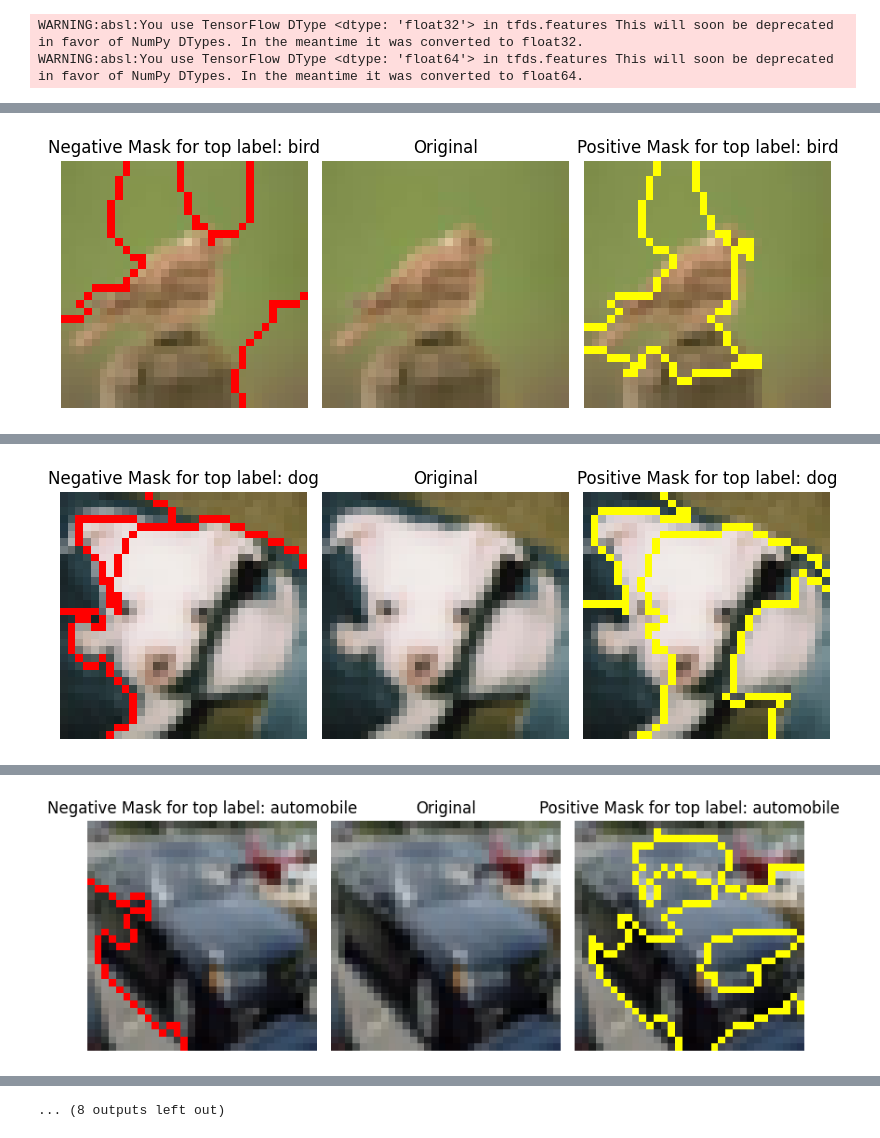
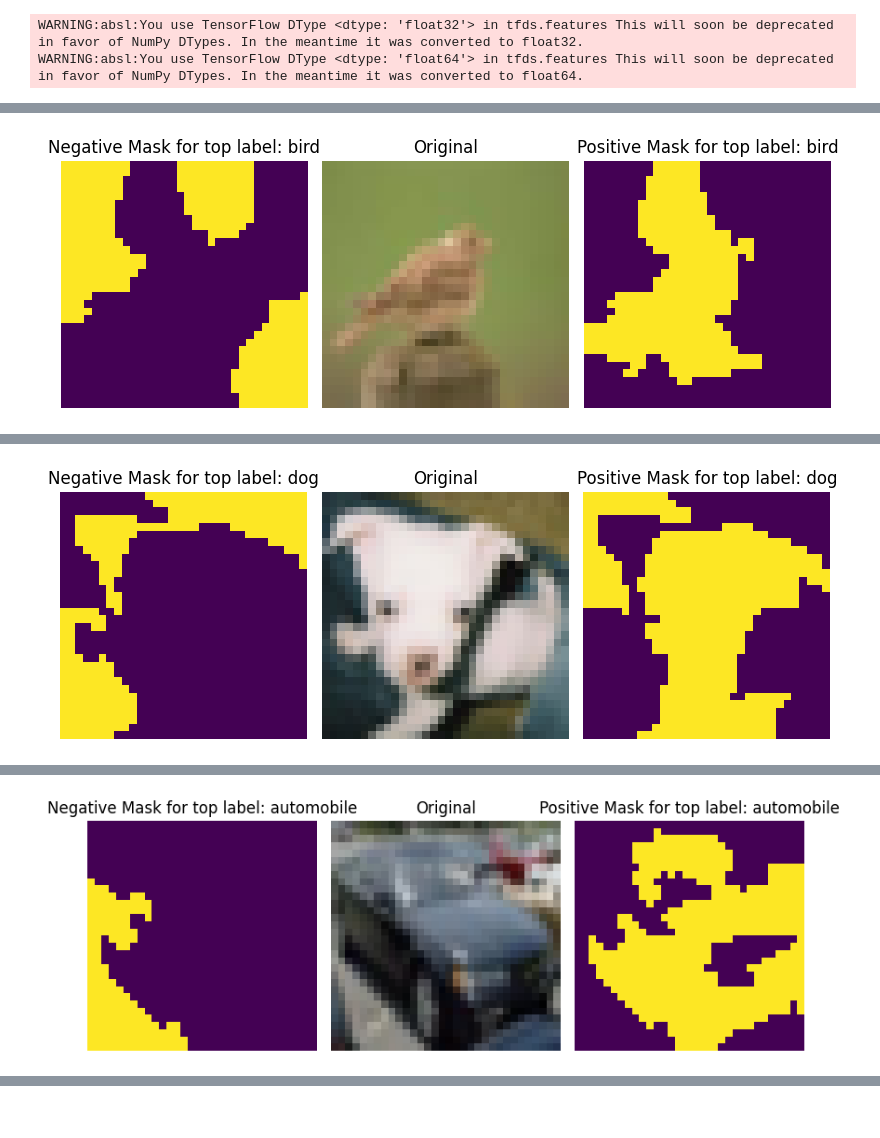
Before and after one commit to imarouani/AI_Interpretability_Deep_Neural_Network_Analysis, a Jupyter notebook: lime.ipynb, the cells around one changed output, grey strips where cells are left out. Saved outputs shown, nothing was run; the diff lists cells and outputs as text; code cells hidden in the pictures.

```diff
--- a/lime.ipynb
+++ b/lime.ipynb
@@ -55,2 +114,11 @@ explain_wine_sample = create_explain_pipeline(wine_explainer, wine_model, weight
+# %%
+#we define a lambda function to explain any sample from the data
+cifar_explanation_func = lambda sample : cifar_explainer.explain_instance(
+    sample,
+    classifier_fn=lambda data: prediction(weights['cifar'][1], cifar_model, data),
+    num_features=num_features,
+    random_seed=42,
+    segmentation_fn=segmentation_fn
+)
 # %%
-wine_explanations = [explain_wine_sample(wine_data[i]) for i in range(10)]
+cifar_explanations = [cifar_explanation_func(cifar_data[i]) for i in range(10)]
@@ -89,5 +125,21 @@ wine_explanations = [explain_wine_sample(wine_data[i]) for i in range(10)]
-# %%
-cifar_explanations = [explain_cifar_sample(cifar_data[i]) for i in range(10)]
+# %%
+def visualize_lime_img(img, neg_mask, pos_mask, top_label):
+    fig, axes = plt.subplots(1, 3, figsize=(8, 4))
+
+    axes[0].imshow(neg_mask)
+    axes[0].set_title(f"Negative Mask for top label: {['airplane', 'automobile', 'bird', 'cat', 'deer', 'dog', 'frog', 'horse', 'ship', 'truck'][top_label]}")
+    axes[0].axis("off")
+
+    axes[1].imshow(img)
+    axes[1].set_title("Original")
+    axes[1].axis("off")
+
+    axes[2].imshow(pos_mask)
+    axes[2].set_title(f"Positive Mask for top label: {['airplane', 'automobile', 'bird', 'cat', 'deer', 'dog', 'frog', 'horse', 'ship', 'truck'][top_label]}")
+    axes[2].axis("off")
+
+    plt.tight_layout()
+    plt.show()
 # %%
 for i, epx in enumerate(cifar_explanations):
     top_label = cifar_explanations[i].top_labels[0]
@@ -96,5 +148,5 @@ for i, epx in enumerate(cifar_explanations):
     _, pos_mask = cifar_explanations[i].get_image_and_mask(top_label, positive_only=True, hide_rest=True)
     _, neg_mask = cifar_explanations[i].get_image_and_mask(top_label, positive_only=False, negative_only=True, hide_rest=True)
 
-    visualize_lime_img(original_img, neg_mask, pos_mask, top_label=top_label, output_path=f'./img/cifar_sample{i}_explanation.jpg')
+    visualize_lime_img(original_img, neg_mask, pos_mask, top_label=top_label)
 # %% [output]
@@ -103 +153 @@ WARNING:matplotlib.image:Clipping input data to the valid range for imshow with
-[figure, old version]
+[figure, new version]
@@ -106 +154 @@ WARNING:matplotlib.image:Clipping input data to the valid range for imshow with
-[figure, old version]
+[figure, new version]
@@ -109 +155 @@ WARNING:matplotlib.image:Clipping input data to the valid range for imshow with
-[figure, old version]
+[figure, new version]
@@ -119 +158,0 @@ WARNING:matplotlib.image:Clipping input data to the valid range for imshow with
-... (8 outputs left out)
```
Also changed, not shown: parts of 18 cells of this notebook, 29 other files.
